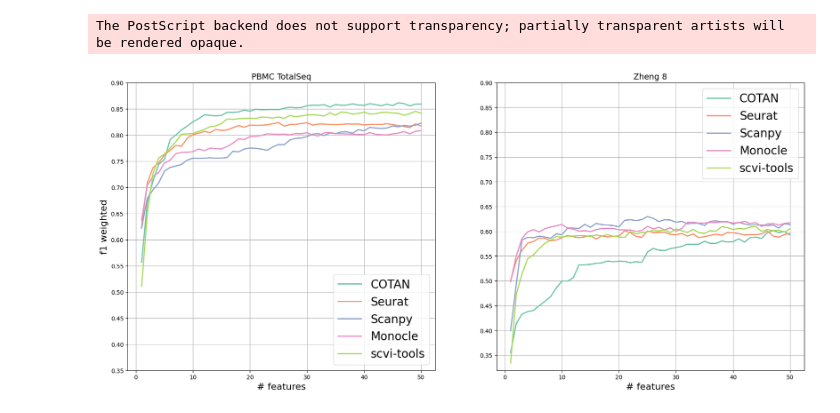
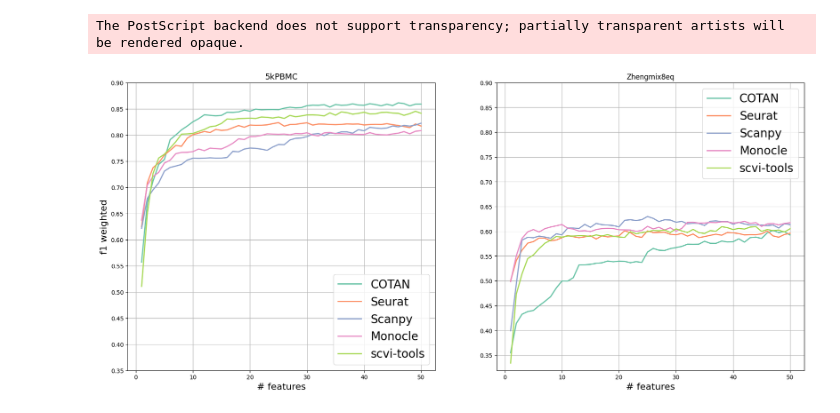
Before and after one commit to arcotan/single-cell-data-analysis, a Jupyter notebook: plots/clf_curves.ipynb, the cells around one changed output. Cells and saved outputs as stored; diff of their text form; code cells hidden in the pictures.

Commit message:
Fix Paths and Names

```diff
--- a/plots/clf_curves.ipynb
+++ b/plots/clf_curves.ipynb
@@ -25,9 +25,9 @@ TOOL_TAGS = {
 DATASETS_NAMES = {
 	'tabula-muris-heart': 'Tabula Muris Heart',
 	'tabula-muris-marrow_P7_3': 'Tabula Muris Marrow',
-	'peripheral-blood': 'PBMC TotalSeq',
-	'zheng-4': 'Zheng 4',
-	'zheng-8': 'Zheng 8'
+	'peripheral-blood': '5kPBMC',
+	'zheng-4': 'Zhengmix4eq',
+	'zheng-8': 'Zhengmix8eq'
 }
 
 showPlot = not sys.argv[2].endswith('False')
@@ -148,33 +148,33 @@ fig, ax = plt.subplots(1, 2, figsize=(21, 9))
 for j, tool in enumerate(tools):
     ax[0].plot([i for i in range(1, N_MARKERS+1)], scores[tool]['mean'], color=TOOL_COLOR[tool], label=TOOL_TAGS[tool], linewidth=2)
 
 handles, labels = plt.gca().get_legend_handles_labels()
-ax[0].set_title('{}'.format(('PBMC TotalSeq'if first_dataset=='peripheral-blood' else first_dataset)), fontsize='14')
+ax[0].set_title('{}'.format(('5kPBMC'if first_dataset=='peripheral-blood' else first_dataset)), fontsize='14')
 ax[0].set_ylabel("f1 weighted", fontsize='16')
 ax[0].set_xlabel("# features", fontsize='16')
 ax[0].grid()
 ax[0].legend(fontsize='20')
 ax[0].set_yticks([round(i, 2) for i in np.arange(0.35, 0.95, 0.05)])
 
 second_dataset = worst_for_COTAN[1]
 scores_path = '../results/{}/clf_scores.pickle'.format(second_dataset)
 with open(scores_path, 'rb') as handle:
     scores = pickle.load(handle)
 scores = {tool: scores[tool] for tool in TOOL_TAGS.keys()}
 tools = scores.keys()
 
 for j, tool in enumerate(tools):
     ax[1].plot([i for i in range(1, N_MARKERS+1)], scores[tool]['mean'], color=TOOL_COLOR[tool], label=TOOL_TAGS[tool], linewidth=2)
 handles, labels = plt.gca().get_legend_handles_labels()
-ax[1].set_title('{}'.format(second_dataset.replace('-', ' ').title()), fontsize='14')
+ax[1].set_title('{}'.format(DATASETS_NAMES[second_dataset], fontsize='14'))
 ax[1].set_xlabel("# features", fontsize='16')
 ax[1].grid()
 ax[1].legend(fontsize='20')
 ax[1].set_yticks([round(i, 2) for i in np.arange(0.35, 0.95, 0.05)])
 
 
 plt.savefig('../results/clf_COTAN_bestwors.eps', bbox_inches='tight')
 plt.savefig('../results/clf_COTAN_bestwors.png', bbox_inches='tight')
 # %% [output]
 The PostScript backend does not support transparency; partially transparent artists will be rendered opaque.
-[figure, old version]
+[figure, new version]
```
Also changed, not shown: parts of 2 cells of this notebook, 10 other files.
